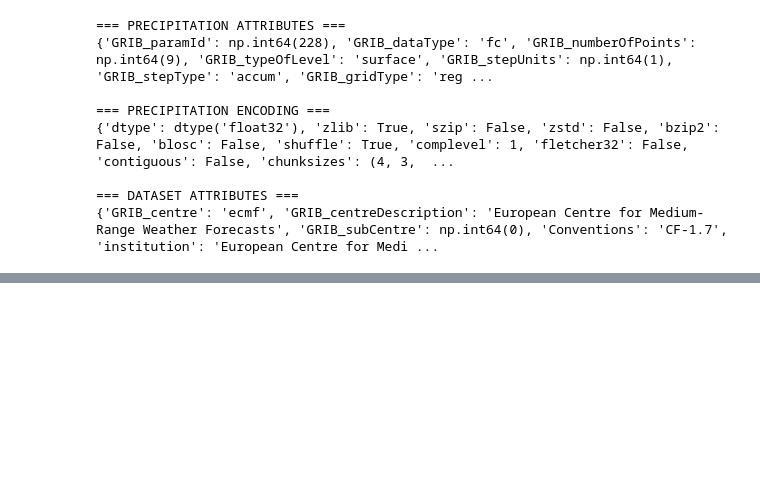
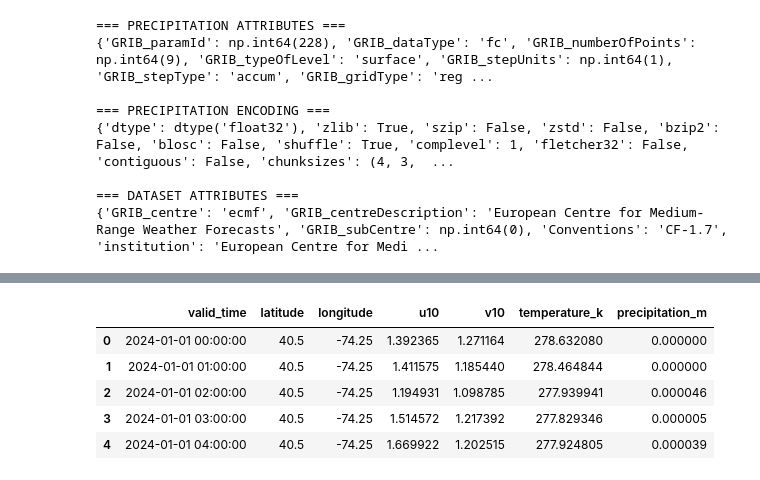
Before and after one commit to Suprabhat4970/MarineGuard-AI, a Jupyter notebook: ml/Weather_Forecasting_Model.ipynb, the cells around one changed output, grey strips where cells are left out. Cells and saved outputs as stored; diff of their text form; code cells hidden in the pictures; blank space fills up the shorter version.

```diff
--- a/ml/Weather_Forecasting_Model.ipynb
+++ b/ml/Weather_Forecasting_Model.ipynb
@@ -815,0 +1029,21 @@ print(accum_ds.attrs)
+# %%
+weather_test = pd.DataFrame({
+    "valid_time": instant_hourly["valid_time"].values,
+    "latitude": instant_hourly["latitude"].values[0],
+    "longitude": instant_hourly["longitude"].values[0],
+
+    "u10": instant_hourly["u10"].values[:, 0, 0],
+    "v10": instant_hourly["v10"].values[:, 0, 0],
+    "temperature_k": instant_hourly["t2m"].values[:, 0, 0],
+
+    "precipitation_m": accum_hourly["tp"].values[:, 0, 0]
+})
+
+weather_test.head()
+# %% [output]
+|  | valid_time | latitude | longitude | u10 | v10 | temperature_k | precipitation_m |
+| 0 | 2024-01-01 00:00:00 | 40.5 | -74.25 | 1.392365 | 1.271164 | 278.632080 | 0.000000 |
+| 1 | 2024-01-01 01:00:00 | 40.5 | -74.25 | 1.411575 | 1.185440 | 278.464844 | 0.000000 |
+| 2 | 2024-01-01 02:00:00 | 40.5 | -74.25 | 1.194931 | 1.098785 | 277.939941 | 0.000046 |
+| 3 | 2024-01-01 03:00:00 | 40.5 | -74.25 | 1.514572 | 1.217392 | 277.829346 | 0.000005 |
+| 4 | 2024-01-01 04:00:00 | 40.5 | -74.25 | 1.669922 | 1.202515 | 277.924805 | 0.000039 |
```
Also changed, not shown: parts of 14 cells of this notebook, 1 other file.
